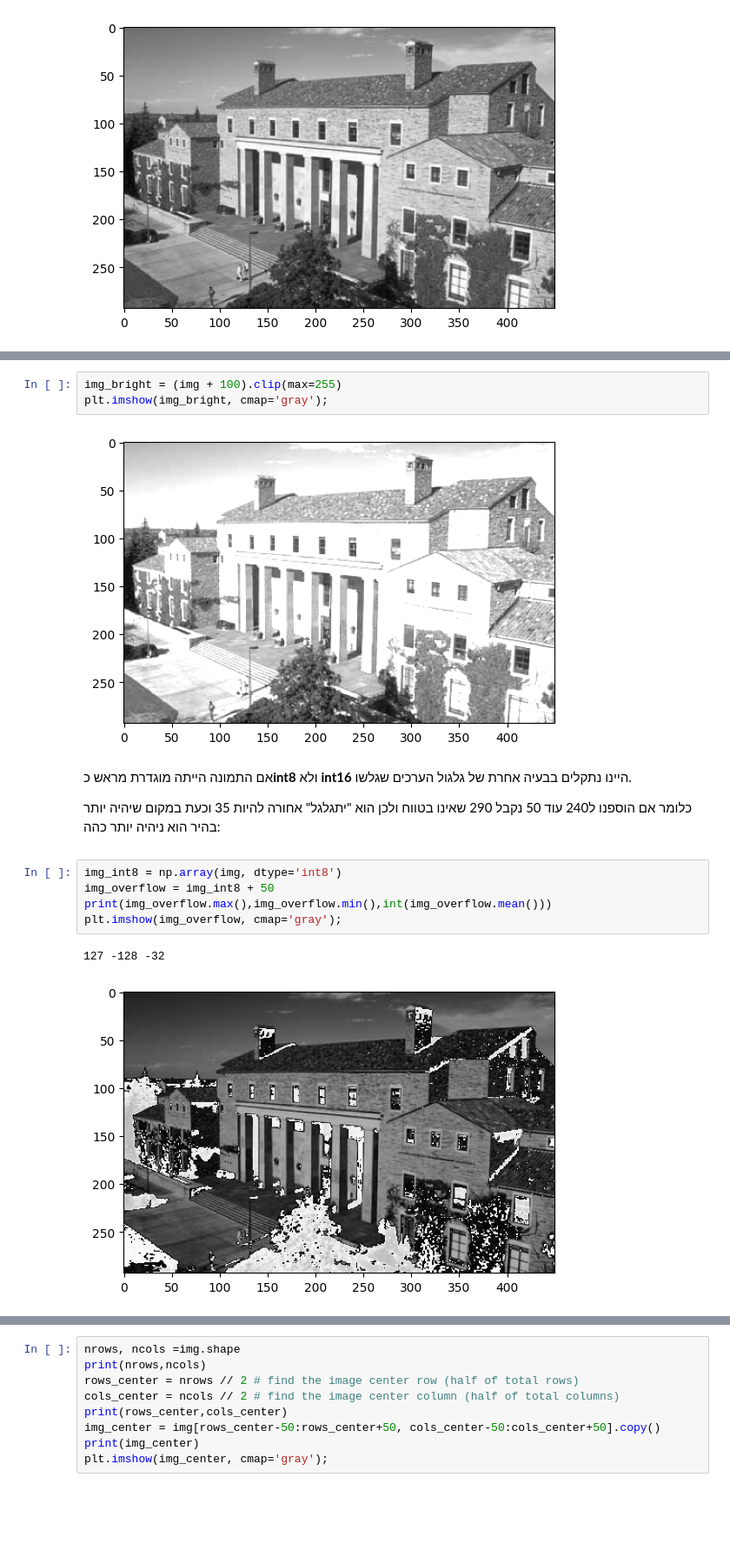
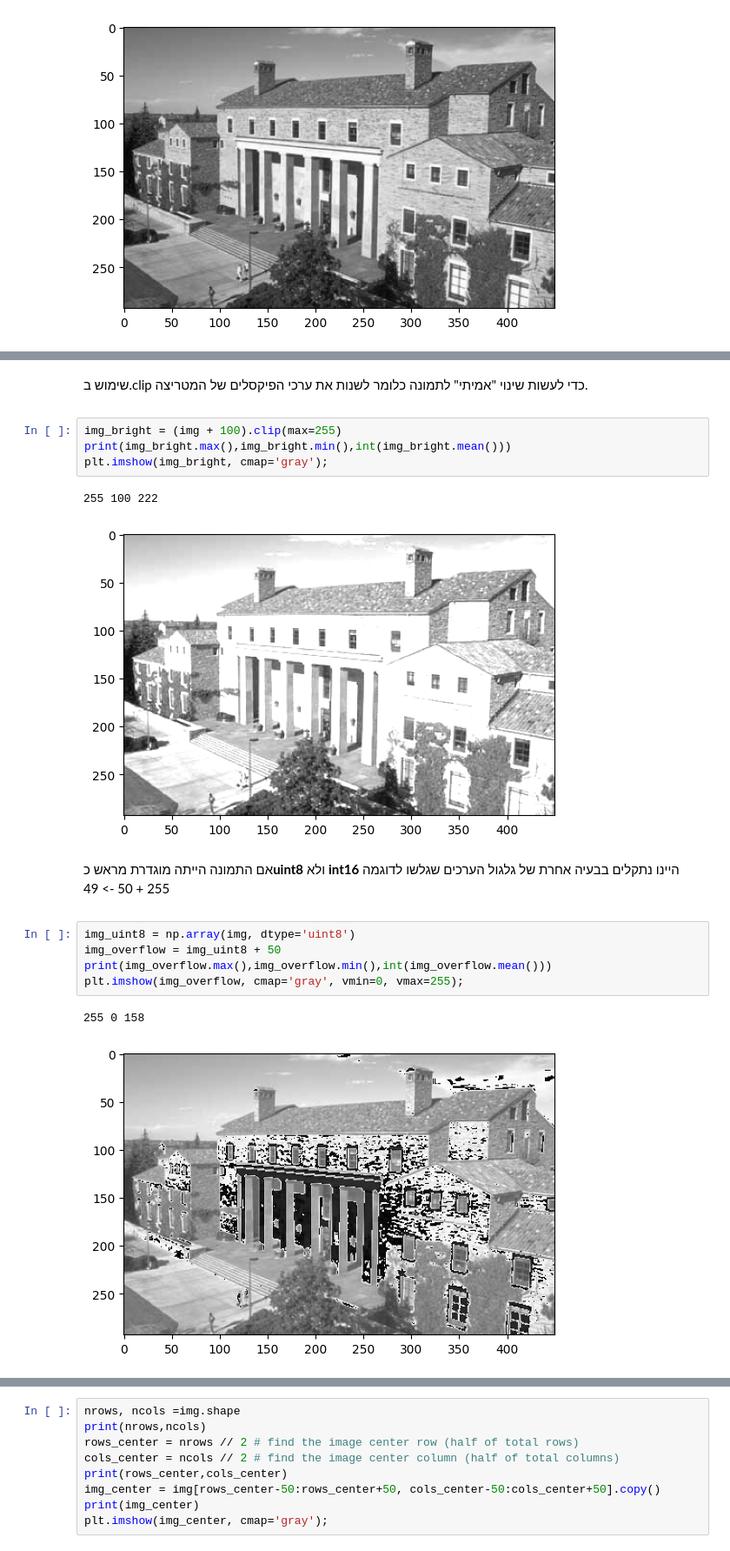
Before and after one commit to ArielaLevkov/ImageProcessing_TA, a Jupyter notebook: recitations/Recitation_02_Images.ipynb, the cells around one changed output, grey strips where cells are left out. Shown at 87% size. Saved outputs shown, nothing was run; the diff lists cells and outputs as text; blank space fills up the shorter version.

```diff
--- a/recitations/Recitation_02_Images.ipynb
+++ b/recitations/Recitation_02_Images.ipynb
@@ -198,24 +214,30 @@ plt.imshow(img_dark, cmap='gray');
+# %% [markdown]
+<div dir="rtl">
+
+שימוש ב.clip כדי לעשות שינוי "אמיתי" לתמונה כלומר לשנות את ערכי הפיקסלים של המטריצה.
+
+<div>
 # %%
 img_bright = (img + 100).clip(max=255)
+print(img_bright.max(),img_bright.min(),int(img_bright.mean()))
 plt.imshow(img_bright, cmap='gray');
 # %% [output]
+255 100 222
 [figure]
 # %% [markdown]
 <div dir="rtl">
 
-אם התמונה הייתה מוגדרת מראש כ**int8** ולא **int16** היינו נתקלים בבעיה אחרת של גלגול הערכים שגלשו.
-
-כלומר אם הוספנו ל240 עוד 50 נקבל 290 שאינו בטווח ולכן הוא "יתגלגל" אחורה להיות 35 וכעת במקום שיהיה יותר בהיר הוא ניהיה יותר כהה:
-
+אם התמונה הייתה מוגדרת מראש כ**uint8** ולא **int16** היינו נתקלים בבעיה אחרת של גלגול הערכים שגלשו לדוגמה
+255 + 50 -> 49
 <div>
 # %%
-img_int8 = np.array(img, dtype='int8')
-img_overflow = img_int8 + 50
+img_uint8 = np.array(img, dtype='uint8')
+img_overflow = img_uint8 + 50
 print(img_overflow.max(),img_overflow.min(),int(img_overflow.mean()))
-plt.imshow(img_overflow, cmap='gray');
+plt.imshow(img_overflow, cmap='gray', vmin=0, vmax=255);
 # %% [output]
-127 -128 -32
+255 0 158
-[figure, old version]
+[figure, new version]
 # %% [markdown]
 <div dir="rtl">
 
```
Also changed, not shown: parts of 15 cells of this notebook.
